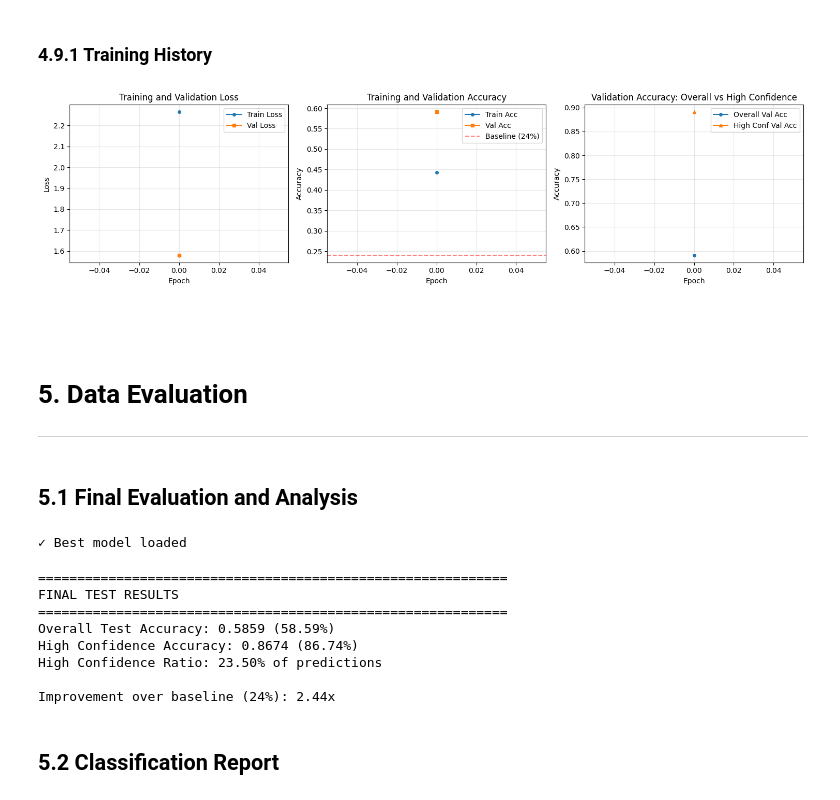
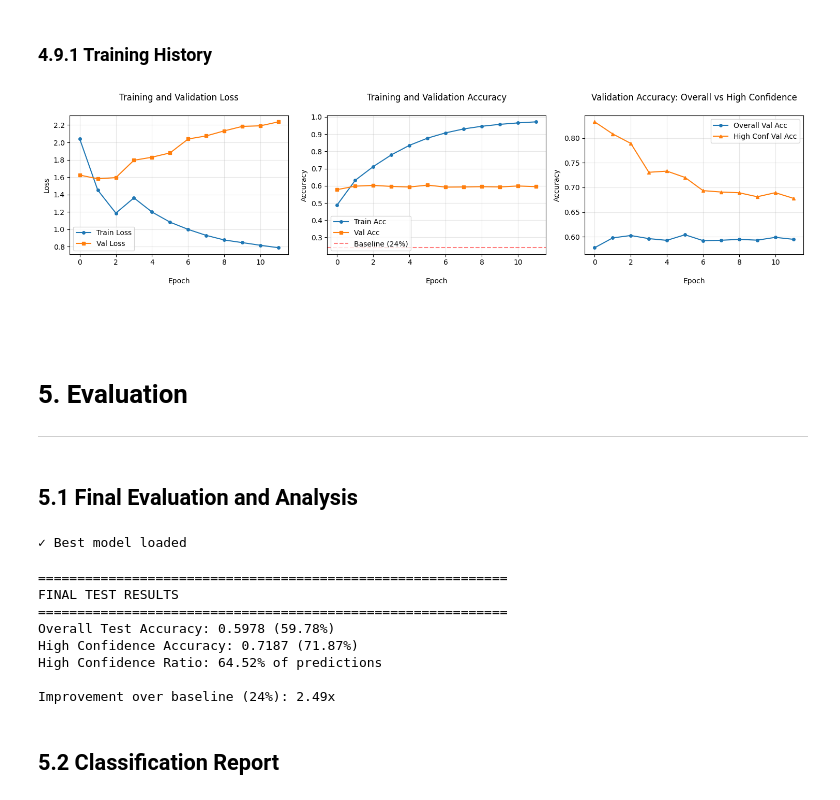
Before and after one commit to logus2k/genai_p2, a Jupyter notebook: glm_project3_final_report_v3.ipynb, the cells around one changed output. Cells and saved outputs as stored; diff of their text form; code cells hidden in the pictures.

```diff
--- a/glm_project3_final_report_v3.ipynb
+++ b/glm_project3_final_report_v3.ipynb
@@ -87,12 +89,12 @@ CONFIG = {
 
     # Data parameters
     'MIN_SAMPLES_PER_CATEGORY': 100,
-    'MAX_SAMPLES_PER_CATEGORY': 500,
-    # Set to True to concatenate title with abstract
+    'MAX_SAMPLES_PER_CATEGORY': 1000,
+    # Set True to concatenate title with abstract
     'USE_TITLE': True,
 
     # Training parameters
-    'EPOCHS': 1,
+    'EPOCHS': 40,
     'BATCH_SIZE': 16,
     'LEARNING_RATE': 2e-5,
     'MAX_LENGTH': 512,
@@ -3381,7 +3453,7 @@ for epoch in range(CONFIG['EPOCHS']):
     if val_acc > best_val_acc:
         best_val_acc = val_acc
         patience_counter = 0
-        torch.save(model.state_dict(), 'best_enhanced_model.pt')
+        torch.save(model.state_dict(), 'best_model.pt')
         print(f"✓ New best model saved with validation accuracy: {val_acc:.4f}")
     else:
         patience_counter += 1
@@ -3413,50 +3564,50 @@ Best validation accuracy: 0.5910
 # %%
 # Plot training history
 fig, axes = plt.subplots(1, 3, figsize=(15, 4))
 
 # Loss curves
 axes[0].plot(history['train_loss'], label='Train Loss', marker='o', markersize=4)
 axes[0].plot(history['val_loss'], label='Val Loss', marker='s', markersize=4)
-axes[0].set_xlabel('Epoch')
+axes[0].set_xlabel('\nEpoch')
 axes[0].set_ylabel('Loss')
-axes[0].set_title('Training and Validation Loss')
+axes[0].set_title('Training and Validation Loss\n')
 axes[0].legend()
 axes[0].grid(True, alpha=0.3)
 
 # Accuracy curves
 axes[1].plot(history['train_acc'], label='Train Acc', marker='o', markersize=4)
 axes[1].plot(history['val_acc'], label='Val Acc', marker='s', markersize=4)
 axes[1].axhline(y=0.24, color='r', linestyle='--', alpha=0.5, label='Baseline (24%)')
-axes[1].set_xlabel('Epoch')
+axes[1].set_xlabel('\nEpoch')
 axes[1].set_ylabel('Accuracy')
-axes[1].set_title('Training and Validation Accuracy')
+axes[1].set_title('Training and Validation Accuracy\n')
 axes[1].legend()
 axes[1].grid(True, alpha=0.3)
 
 # High confidence accuracy
 axes[2].plot(history['val_acc'], label='Overall Val Acc', marker='o', markersize=4)
 axes[2].plot(history['val_high_conf_acc'], label='High Conf Val Acc', marker='^', markersize=4)
-axes[2].set_xlabel('Epoch')
+axes[2].set_xlabel('\nEpoch')
 axes[2].set_ylabel('Accuracy')
-axes[2].set_title('Validation Accuracy: Overall vs High Confidence')
+axes[2].set_title('Validation Accuracy: Overall vs High Confidence\n')
 axes[2].legend()
 axes[2].grid(True, alpha=0.3)
 
 plt.tight_layout()
 plt.show()
 # %% [output]
-[figure, old version]
+[figure, new version]
 # %% [markdown]
 &#160;
 # %% [markdown]
-# 5. Data Evaluation
+# 5. Evaluation
 
 ---
 # %% [markdown]
 ## 5.1 Final Evaluation and Analysis
 # %%
 # Load best model
-model.load_state_dict(torch.load('best_enhanced_model.pt'))
+model.load_state_dict(torch.load('best_model.pt'))
 print("✓ Best model loaded")
 
 # Test evaluation
@@ -3477,11 +3628,11 @@ print(f"\nImprovement over baseline (24%): {test_acc/0.24:.2f}x")
 ============================================================
 FINAL TEST RESULTS
 ============================================================
-Overall Test Accuracy: 0.5859 (58.59%)
-High Confidence Accuracy: 0.8674 (86.74%)
-High Confidence Ratio: 23.50% of predictions
+Overall Test Accuracy: 0.5978 (59.78%)
+High Confidence Accuracy: 0.7187 (71.87%)
+High Confidence Ratio: 64.52% of predictions
 
-Improvement over baseline (24%): 2.44x
+Improvement over baseline (24%): 2.49x
 # %% [markdown]
 ## 5.2 Classification Report
 # %%
```
Also changed, not shown: parts of 20 cells of this notebook, 1 other file.
